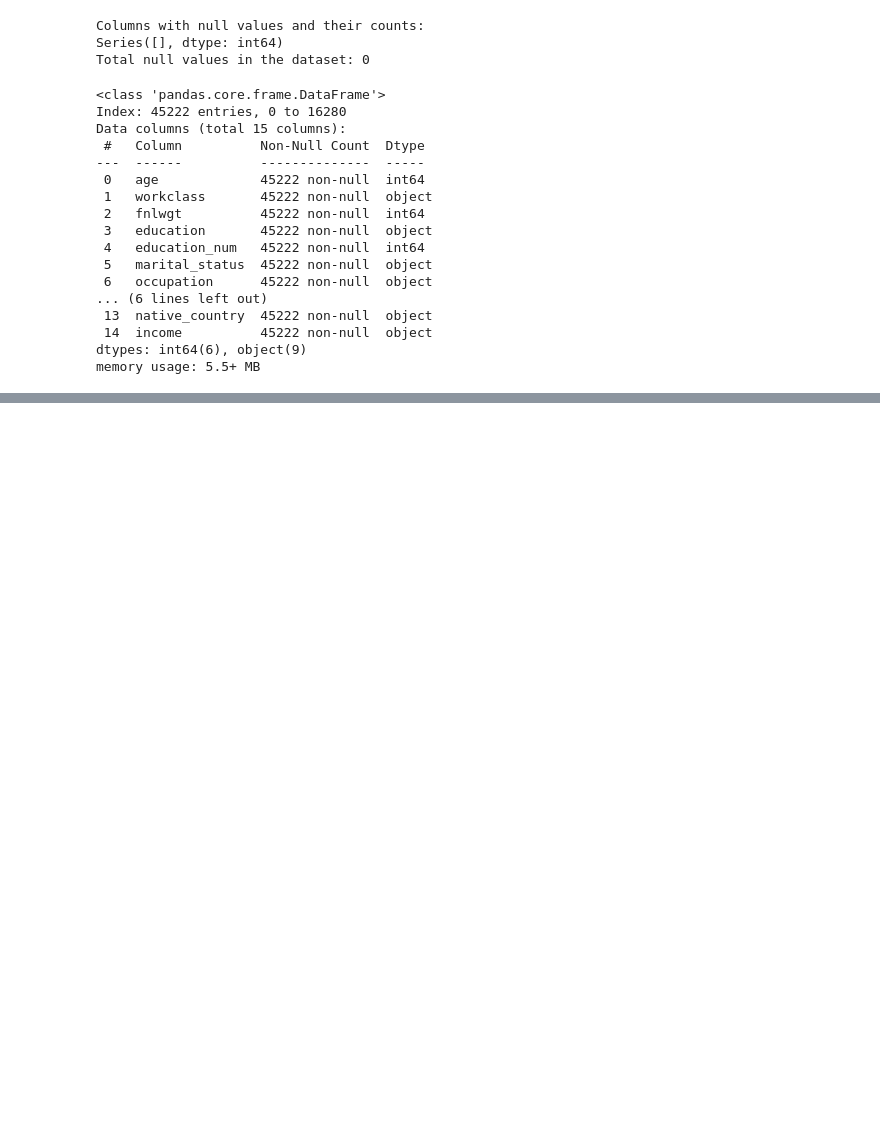
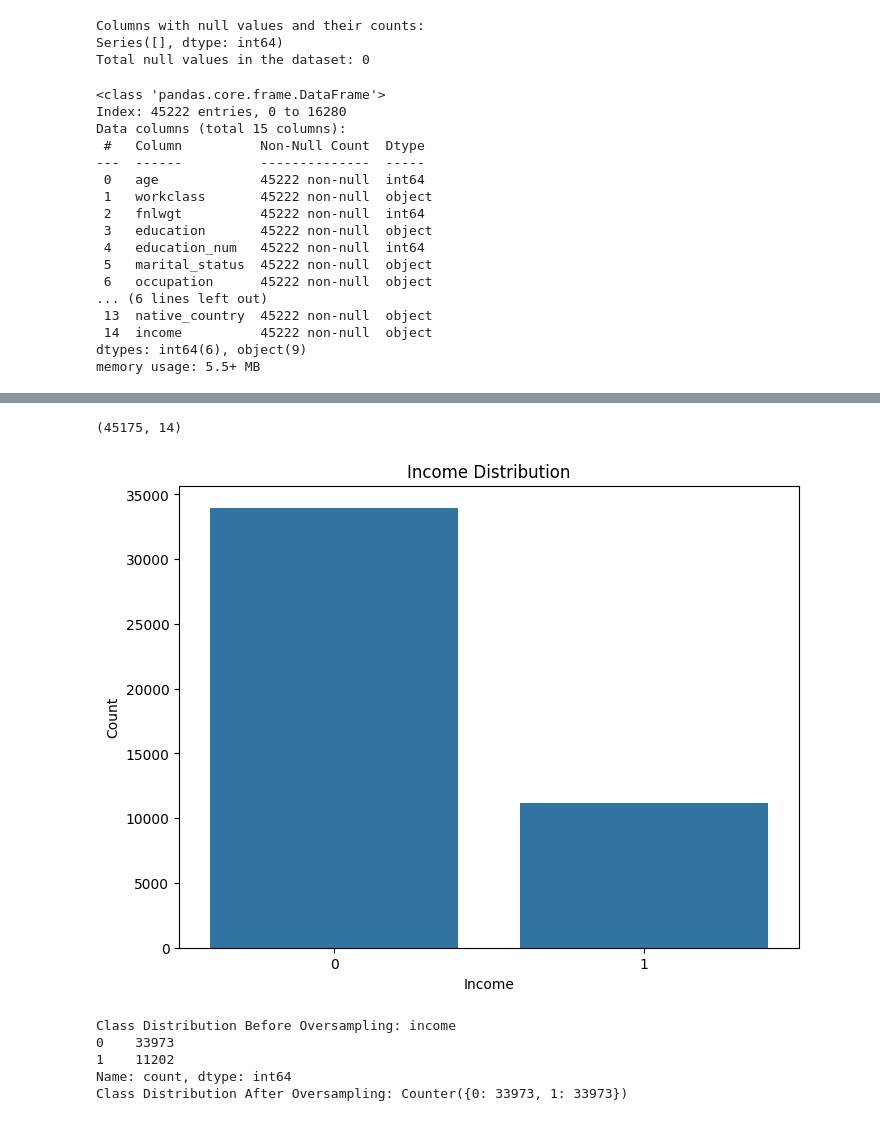
Before and after one commit to Gaindu29/Machine_Learning, a Jupyter notebook: MachineLearning.ipynb, the cells around one changed output, grey strips where cells are left out. Cells and saved outputs as stored; diff of their text form; code cells hidden in the pictures; blank space fills up the shorter version.

```diff
--- a/MachineLearning.ipynb
+++ b/MachineLearning.ipynb
@@ -231,0 +338,4 @@ memory usage: 5.5+ MB
+# %%
+#drop fnlwgt
+data_merge = data_merge.drop(["fnlwgt"],axis = 1)
+data_merge.head()
@@ -231,0 +349,48 @@ memory usage: 5.5+ MB
+# %%
+data_merge.shape
+# %% [output]
+(45175, 14)
+# %%
+# Plot the distribution of 'income' column
+plt.figure(figsize=(8, 6))
+sns.countplot(data=data_merge, x='income')
+plt.title('Income Distribution')
+plt.xlabel('Income')
+plt.ylabel('Count')
+plt.show()
+# %% [output]
+[figure, added]
+# %%
+#balancing dataset
+
+from imblearn.over_sampling import SMOTE
+from collections import Counter
+
+# Count occurrences of each income category
+income_counts = data_merge['income'].value_counts()
+
+# Display the class distribution before oversampling
+print("Class Distribution Before Oversampling:", income_counts)
+
+# Separate features and target variable
+X = data_merge.drop(columns=['income'])
+y = data_merge['income']
+
+# Initialize SMOTE
+smote = SMOTE(random_state=42)
+
+# Perform oversampling
+X_resampled, y_resampled = smote.fit_resample(X, y)
+
+# Display the class distribution after oversampling
+print("Class Distribution After Oversampling:", Counter(y_resampled))
+
+# Create a new DataFrame with balanced data
+balanced_data = pd.DataFrame(X_resampled, columns=X.columns)
+balanced_data['income'] = y_resampled
+# %% [output]
+Class Distribution Before Oversampling: income
+0    33973
+1    11202
+Name: count, dtype: int64
+Class Distribution After Oversampling: Counter({0: 33973, 1: 33973})
```
Also changed, not shown: parts of 22 cells of this notebook.
